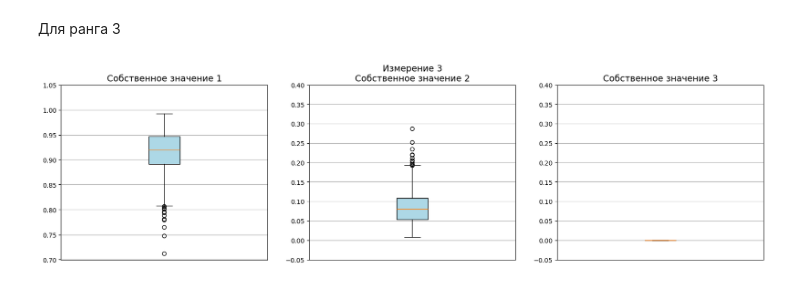
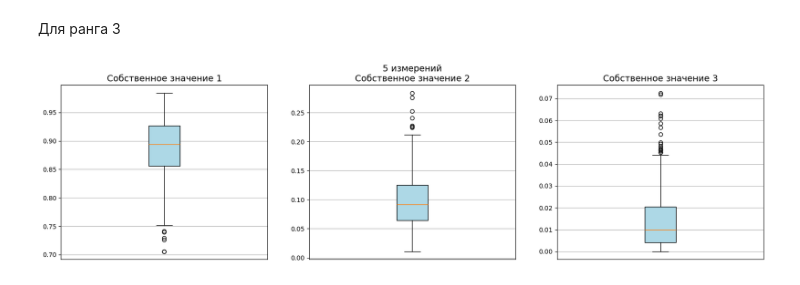
Before and after one commit to Denis-chupa/Quantum_tools, a Jupyter notebook: Tomography/src/research_data/research_eigenvalue.ipynb, the cells around one changed output. Drawn from its saved outputs; the diff is of its cells as text; code cells hidden in the pictures.

```diff
--- a/Tomography/src/research_data/research_eigenvalue.ipynb
+++ b/Tomography/src/research_data/research_eigenvalue.ipynb
@@ -221,7 +221,7 @@ plt.show()
 from Qutrit import*
 from Adaptive_compresive_cending_qutrit import*
 
-protocol = [Gl_2(pi / 8) @ Gl_8(0), Gl_2(pi / 8), np.diag((1,1,1))]
+protocol = [Gl_4(0), Gl_4(pi / 8), Gl_4(3 * pi / 8), Gl_4(5 * pi / 8), Gl_4(7 * pi / 8)]
 rank = 1
 tomography_1 = ACT(protocol, rank, 3)
 
@@ -274,16 +274,16 @@ for i in tqdm(range(N)):
             case 2:
                 df_start_protocol_r_1.loc[len(df_start_protocol_r_1)-1, ["СЗ 1, И 3", "СЗ 2, И 3", "СЗ 3, И 3"]] = (np.round(np.sort(np.real(eigenvalues)), 5)[::-1])
             case 3:
-                df_start_protocol_r_1.loc[len(df_start_protocol_r_1)-1, ["СЗ 1, И 3", "СЗ 2, И 3", "СЗ 3, И 3"]] = (np.round(np.sort(np.real(eigenvalues)), 5)[::-1])
+                df_start_protocol_r_1.loc[len(df_start_protocol_r_1)-1, ["СЗ 1, И 4", "СЗ 2, И 4", "СЗ 3, И 4"]] = (np.round(np.sort(np.real(eigenvalues)), 5)[::-1])
             case 4:
-                df_start_protocol_r_1.loc[len(df_start_protocol_r_1)-1, ["СЗ 1, И 3", "СЗ 2, И 3", "СЗ 3, И 3"]] = (np.round(np.sort(np.real(eigenvalues)), 5)[::-1])
+                df_start_protocol_r_1.loc[len(df_start_protocol_r_1)-1, ["СЗ 1, И 5", "СЗ 2, И 5", "СЗ 3, И 5"]] = (np.round(np.sort(np.real(eigenvalues)), 5)[::-1])
 # %% [markdown]
 Для томографии состояния с рангом 2 создадим таблицу df_start_protocol_r_2
 # %%
 from Qutrit import*
 from Adaptive_compresive_cending_qutrit import*
 
-protocol = [Gl_2(pi / 8) @ Gl_8(0), Gl_2(pi / 8), np.diag((1,1,1))]
+protocol = [Gl_4(0), Gl_4(pi / 8), Gl_4(3 * pi / 8), Gl_4(5 * pi / 8), Gl_4(7 * pi / 8)]
 rank = 2
 tomography_1 = ACT(protocol, rank, 3)
 
@@ -336,16 +336,16 @@ for i in tqdm(range(N)):
             case 2:
                 df_start_protocol_r_2.loc[len(df_start_protocol_r_2)-1, ["СЗ 1, И 3", "СЗ 2, И 3", "СЗ 3, И 3"]] = (np.round(np.sort(np.real(eigenvalues)), 5)[::-1])
             case 3:
-                df_start_protocol_r_2.loc[len(df_start_protocol_r_2)-1, ["СЗ 1, И 3", "СЗ 2, И 3", "СЗ 3, И 3"]] = (np.round(np.sort(np.real(eigenvalues)), 5)[::-1])
+                df_start_protocol_r_2.loc[len(df_start_protocol_r_2)-1, ["СЗ 1, И 4", "СЗ 2, И 4", "СЗ 3, И 4"]] = (np.round(np.sort(np.real(eigenvalues)), 5)[::-1])
             case 4:
-                df_start_protocol_r_2.loc[len(df_start_protocol_r_2)-1, ["СЗ 1, И 3", "СЗ 2, И 3", "СЗ 3, И 3"]] = (np.round(np.sort(np.real(eigenvalues)), 5)[::-1])
+                df_start_protocol_r_2.loc[len(df_start_protocol_r_2)-1, ["СЗ 1, И 5", "СЗ 2, И 5", "СЗ 3, И 5"]] = (np.round(np.sort(np.real(eigenvalues)), 5)[::-1])
 # %% [markdown]
 Для томографии состояния с рангом 3 создадим таблицу df_start_protocol_r_3
 # %%
 from Qutrit import*
 from Adaptive_compresive_cending_qutrit import*
 
-protocol = [Gl_2(pi / 8) @ Gl_8(0), Gl_2(pi / 8), np.diag((1,1,1))]
+protocol = [Gl_4(0), Gl_4(pi / 8), Gl_4(3 * pi / 8), Gl_4(5 * pi / 8), Gl_4(7 * pi / 8)]
 rank = 3
 tomography_1 = ACT(protocol, rank, 3)
 
@@ -398,9 +398,9 @@ for i in tqdm(range(N)):
             case 2:
                 df_start_protocol_r_3.loc[len(df_start_protocol_r_3)-1, ["СЗ 1, И 3", "СЗ 2, И 3", "СЗ 3, И 3"]] = (np.round(np.sort(np.real(eigenvalues)), 5)[::-1])
             case 3:
-                df_start_protocol_r_3.loc[len(df_start_protocol_r_3)-1, ["СЗ 1, И 3", "СЗ 2, И 3", "СЗ 3, И 3"]] = (np.round(np.sort(np.real(eigenvalues)), 5)[::-1])
+                df_start_protocol_r_3.loc[len(df_start_protocol_r_3)-1, ["СЗ 1, И 4", "СЗ 2, И 4", "СЗ 3, И 4"]] = (np.round(np.sort(np.real(eigenvalues)), 5)[::-1])
             case 4:
-                df_start_protocol_r_3.loc[len(df_start_protocol_r_3)-1, ["СЗ 1, И 3", "СЗ 2, И 3", "СЗ 3, И 3"]] = (np.round(np.sort(np.real(eigenvalues)), 5)[::-1])
+                df_start_protocol_r_3.loc[len(df_start_protocol_r_3)-1, ["СЗ 1, И 5", "СЗ 2, И 5", "СЗ 3, И 5"]] = (np.round(np.sort(np.real(eigenvalues)), 5)[::-1])
 # %% [markdown]
 Объединяем их в одну таблицу exel под названием start_protocol_eigenval_r
 # %%
@@ -513,45 +505,37 @@ plt.show()
 # %%
 # Группируем колонки по измерениям (столбцы)
 column_groups = [
     ["СЗ 1, И 1", "СЗ 2, И 1", "СЗ 3, И 1"],  # Измерение 1
     ["СЗ 1, И 2", "СЗ 2, И 2", "СЗ 3, И 2"],  # Измерение 2
     ["СЗ 1, И 3", "СЗ 2, И 3", "СЗ 3, И 3"],   # Измерение 3
     ["СЗ 1, И 4", "СЗ 2, И 4", "СЗ 3, И 5"],   # Измерение 4
     ["СЗ 1, И 5", "СЗ 2, И 5", "СЗ 3, И 5"]   # Измерение 5
 ]
 
 col_labels = ["СЗ 1", "СЗ 2", "СЗ 3"]
 row_labels = ["Измерение 1", "Измерение 2", "Измерение 3", "Измерение 4", "Измерение 5"]
 
 fig, axes = plt.subplots(1, 3, figsize=(20, 5))
 
-for i in range(2,3):      # по измерениям (строки)
-    for j in range(3):  # по СЗ (столбцы)
-        ax = axes[j]
-        col_name = column_groups[i][j]
-        data = df_start_protocol_r_3[col_name].dropna()
+i = 4    # по измерениям (строки)
+for j in range(3):  # по СЗ (столбцы)
+    ax = axes[j]
+    col_name = column_groups[i][j]
+    data = df_start_protocol_r_3[col_name].dropna()
+    ax.boxplot(data, patch_artist=True, boxprops=dict(facecolor='lightblue'))
 
-        ax.boxplot(data, patch_artist=True, boxprops=dict(facecolor='lightblue'))
+    # Заголовок для каждого графика — только название СЗ
+    ax.set_title(f"Собственное значение {col_labels[j][3]}", fontsize=14)
 
-        # Заголовок для каждого графика — только название СЗ
-        ax.set_title(f"Собственное значение {col_labels[j][3]}", fontsize=14)
+    # Для центрального графика в строке (j == 1) добавляем подпись с измерением
+    if j == 1:
+        ax.set_title(f"5 измерений\nСобственное значение {col_labels[j][3]}", fontsize=14)
 
-        # Для центрального графика в строке (j == 1) добавляем подпись с измерением
-        if j == 1:
-            ax.set_title(f"{row_labels[i]}\nСобственное значение {col_labels[j][3]}", fontsize=14)
-
-
-        if j == 0:
-            ax.set_ylim([0.7, 1.05])
-        else:
-            ax.set_ylim([-0.05, 0.4])
-
-
-        ax.grid(True)
-        ax.set_xticks([])
+    ax.grid(True)
+    ax.set_xticks([])
 
 
 # plt.tight_layout()
 plt.show()
 # %% [output]
-[figure, old version]
+[figure, new version]
```
Also changed, not shown: parts of 2 cells of this notebook, 3 other files.
